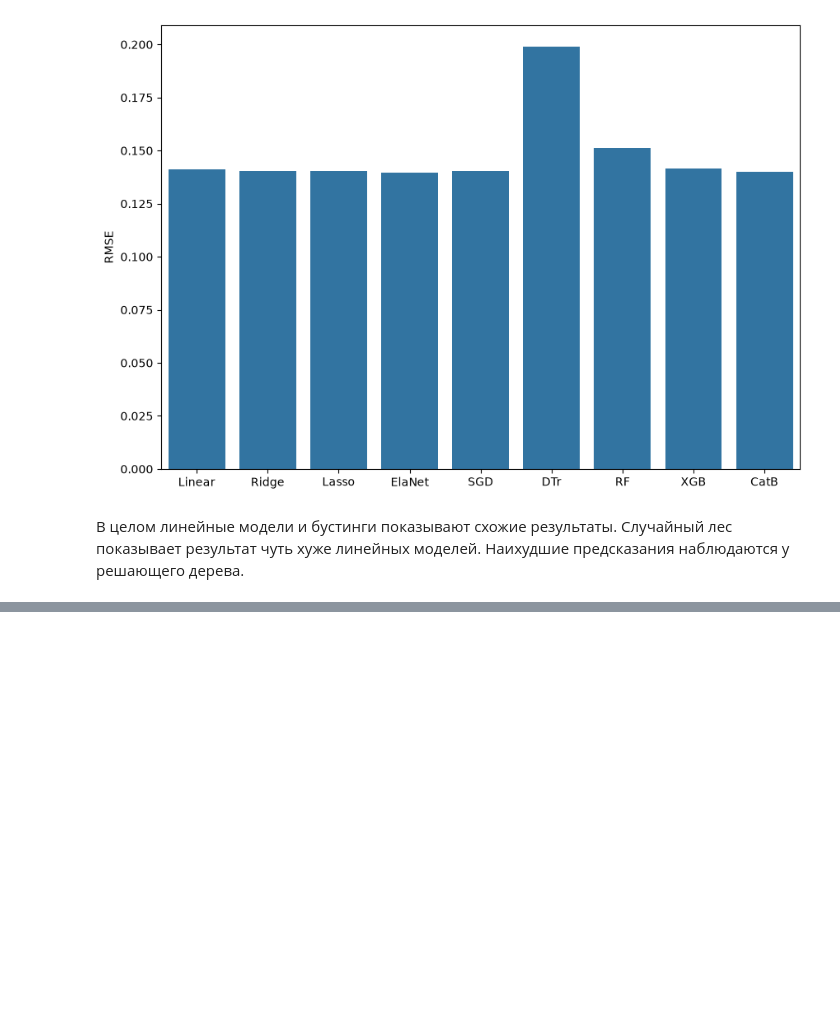
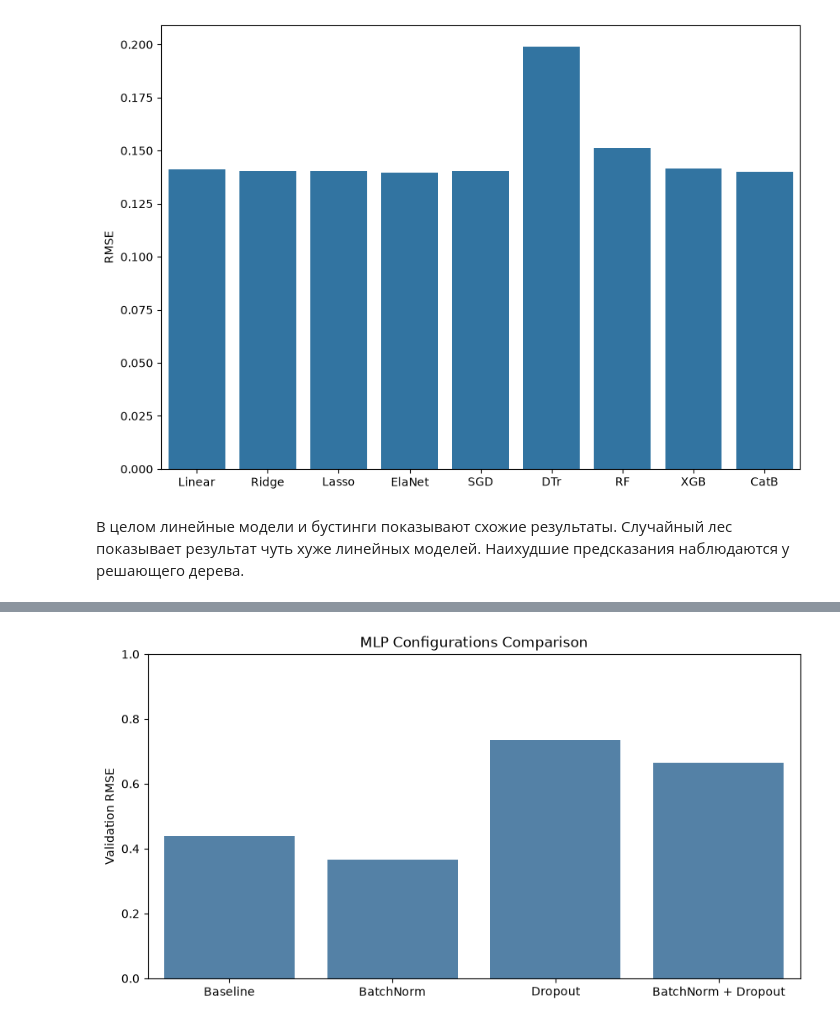
Before and after one commit to EgorFalaleev/kaggle-house-prices, a Jupyter notebook: notebooks/02_models.ipynb, the cells around one changed output, grey strips where cells are left out. Cells and saved outputs as stored; diff of their text form; code cells hidden in the pictures; blank space fills up the shorter version.

Commit message:
add dl model

```diff
--- a/notebooks/02_models.ipynb
+++ b/notebooks/02_models.ipynb
@@ -249,0 +263,11 @@ plt.show()
+# %%
+device = 'cuda' if torch.cuda.is_available() else 'cpu'
+
+X_train, X_val, y_train, y_val = train_test_split(
+    X,
+    y,
+    test_size=config.split.test_size,
+    random_state=config.general.seed
+)
+
+train_dataset, val_dataset, _ = prepare_data(X_train, X_val, y_train, y_val)
@@ -249,0 +337,19 @@ plt.show()
+# %%
+results = []
+histories = []
+
+for name, params in experiments.items():
+    print(f'\nTraining {name}')
+
+    result, history = run_experiment(name, params)
+
+    results.append(result)
+    histories.extend(history)
+
+results_df = pd.DataFrame(results)
+history_df = pd.DataFrame(histories)
+
+results_df.sort_values(
+    'Val RMSE',
+    ascending=True
+)
@@ -249,0 +379,17 @@ plt.show()
+# %%
+plt.figure(figsize=(10, 5))
+
+sns.barplot(
+    data=results_df,
+    x='Model',
+    y='Val RMSE',
+    color='steelblue'
+)
+
+plt.title('MLP Configurations Comparison')
+plt.ylabel('Validation RMSE')
+plt.xlabel('')
+plt.ylim(0, 1)
+plt.show()
+# %% [output]
+[figure, added]
```
Also changed, not shown: parts of 8 cells of this notebook, 3 other files.
